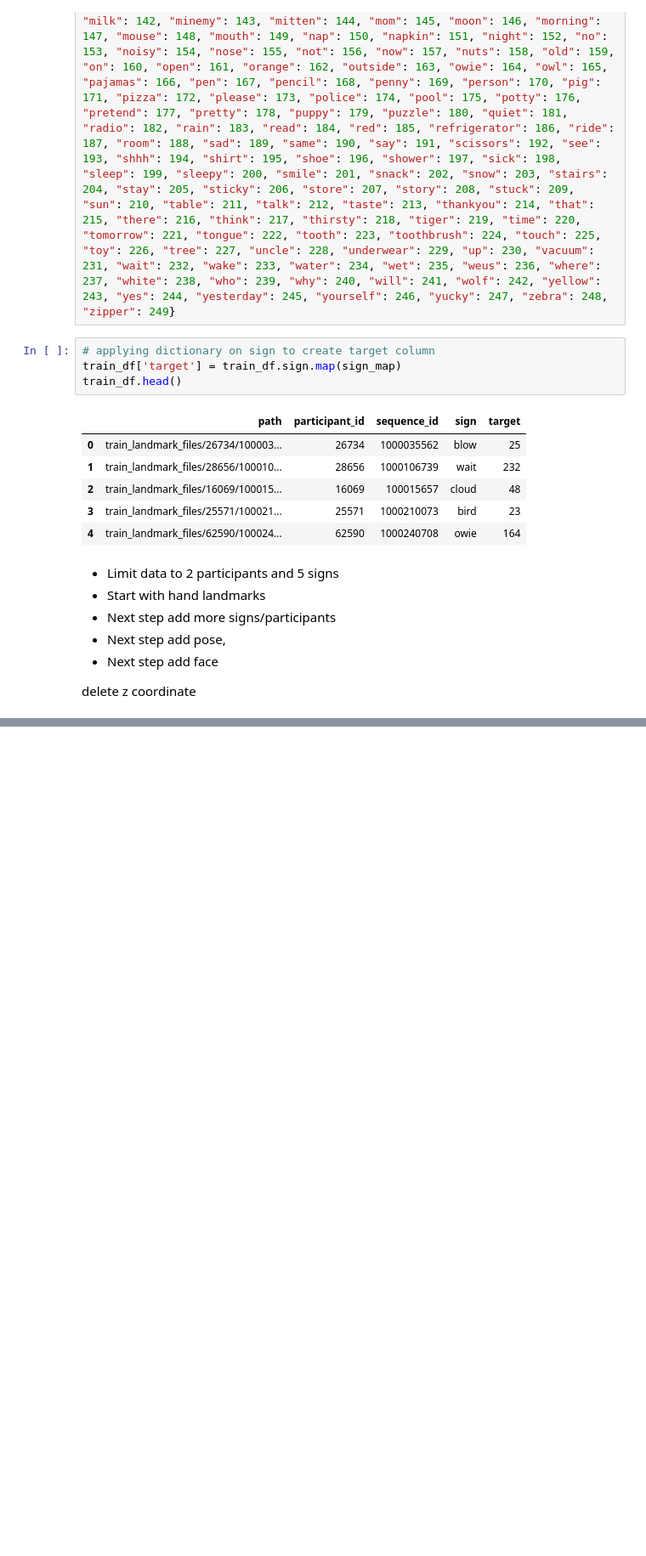
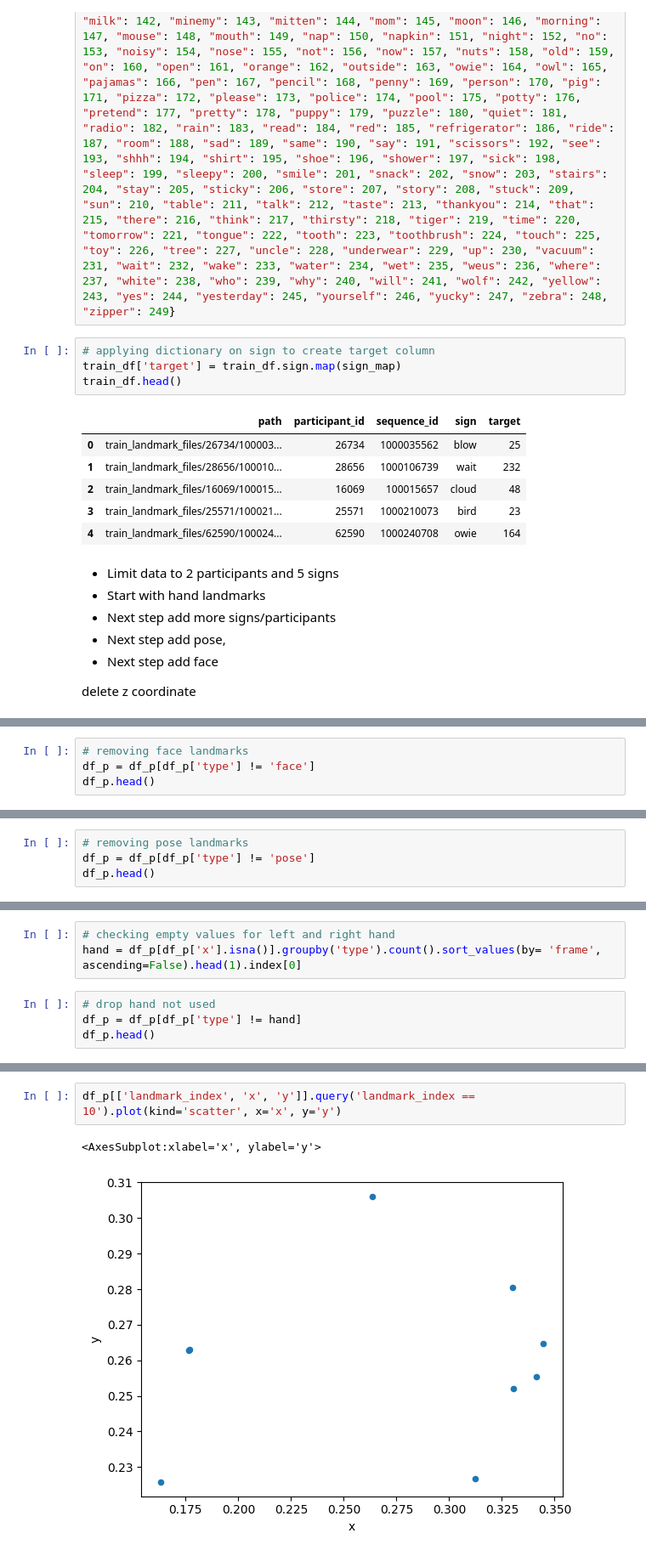
Before and after one commit to vosmani36/Capstone_Project_SignMeUp, a Jupyter notebook: Initial-EDA-Franziska.ipynb, the cells around one changed output, grey strips where cells are left out. Shown: that part at 85% size. Drawn from its saved outputs; the diff is of its cells as text; blank space fills up the shorter version.

```diff
--- a/Initial-EDA-Franziska.ipynb
+++ b/Initial-EDA-Franziska.ipynb
@@ -141,0 +232,4 @@ delete z coordinate
+# %%
+# removing face landmarks
+df_p = df_p[df_p['type'] != 'face']
+df_p.head()
@@ -141,0 +243,4 @@ delete z coordinate
+# %%
+# removing pose landmarks
+df_p = df_p[df_p['type'] != 'pose']
+df_p.head()
@@ -141,0 +276,7 @@ delete z coordinate
+# %%
+# checking empty values for left and right hand
+hand = df_p[df_p['x'].isna()].groupby('type').count().sort_values(by= 'frame', ascending=False).head(1).index[0]
+# %%
+# drop hand not used
+df_p = df_p[df_p['type'] != hand]
+df_p.head()
@@ -141,0 +323,5 @@ delete z coordinate
+# %%
+df_p[['landmark_index', 'x', 'y']].query('landmark_index == 10').plot(kind='scatter', x='x', y='y')
+# %% [output]
+<AxesSubplot:xlabel='x', ylabel='y'>
+[figure, added]
```
Also changed, not shown: parts of 29 cells of this notebook.
